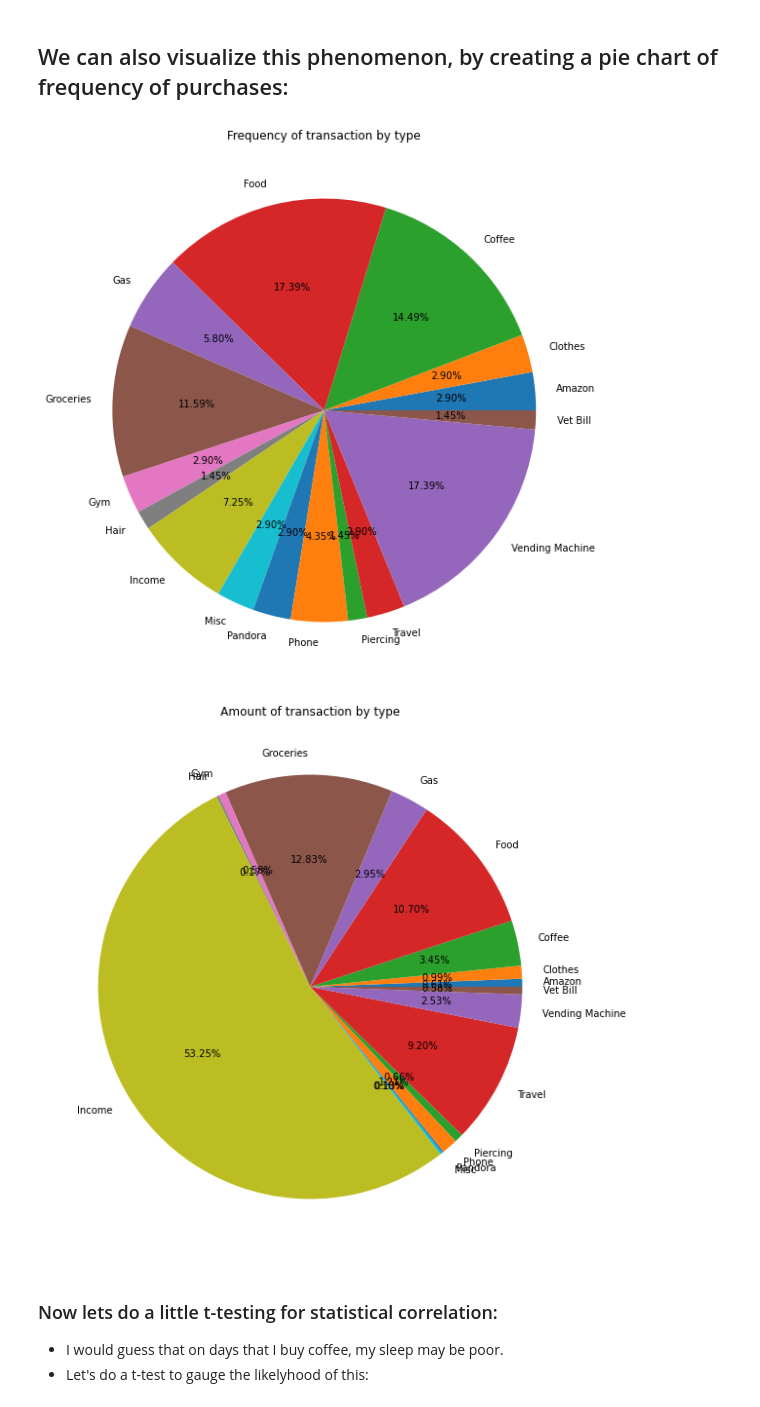
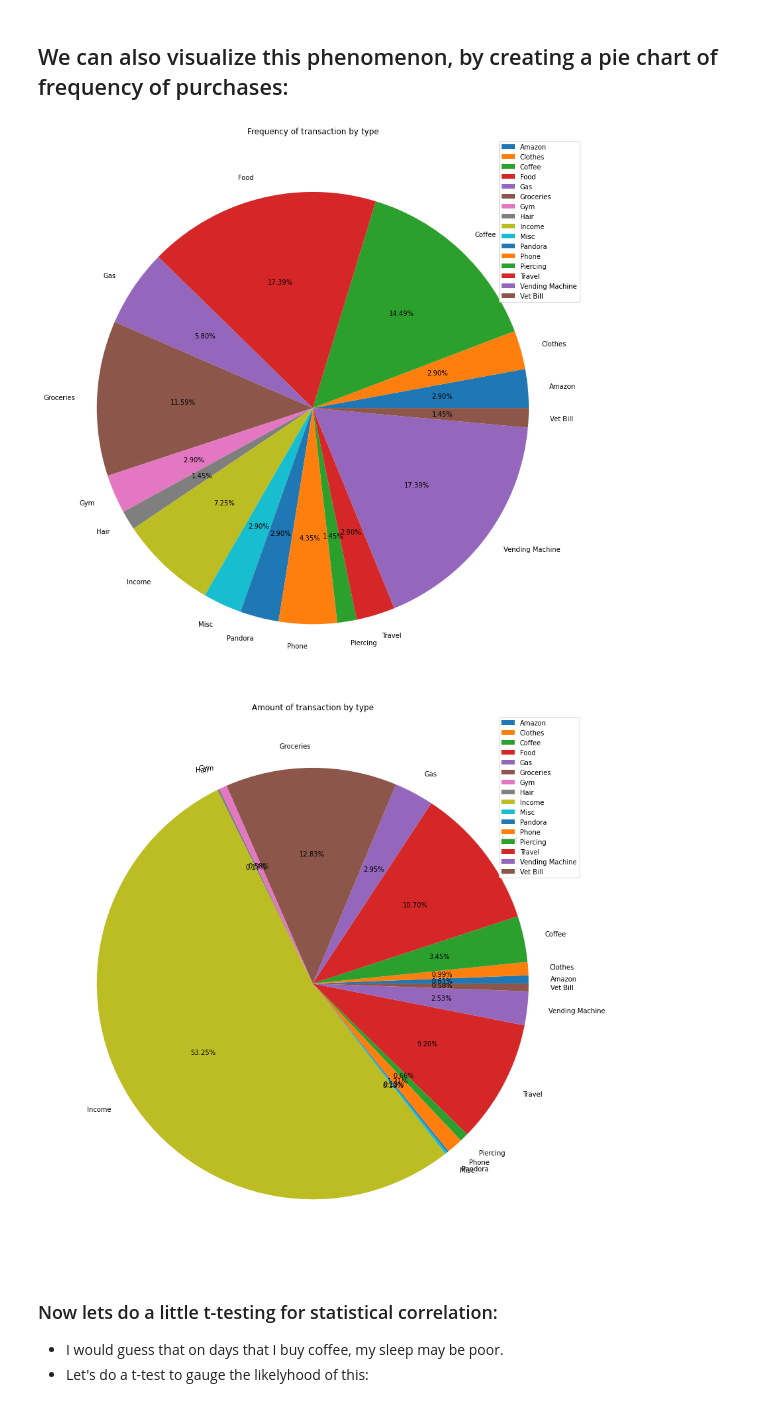
Before and after one commit to rbrodhead/Project-CPSC222, a Jupyter notebook: project copy.ipynb, the cells around one changed output. Saved outputs shown, nothing was run; the diff lists cells and outputs as text; code cells hidden in the pictures.

Commit message:
graphics update

```diff
--- a/project copy.ipynb
+++ b/project copy.ipynb
@@ -102,19 +102,21 @@ grouped_by_category=checking_df.groupby("Category")
 
 [x_ser,y_ser,z_ser,w_ser]=utils.find_frequency_and_amount(grouped_by_category,"Amount")
 
-plt.figure(figsize=(10,10),) # to create a new "current" figure
+plt.figure(figsize=(15,15),) # to create a new "current" figure
 plt.pie(y_ser, labels=x_ser, autopct="%.2f%%")
 plt.title("Frequency of transaction by type")
+plt.legend()
 plt.show()
 # %% [output]
-[figure, old version]
+[figure, new version]
 # %%
-plt.figure(figsize=(10,10)) # to create a new "current" figure
+plt.figure(figsize=(15,15)) # to create a new "current" figure
 plt.pie(z_ser, labels=x_ser, autopct="%.2f%%")
 plt.title("Amount of transaction by type")
+plt.legend()
 plt.show()
 # %% [output]
-[figure, old version]
+[figure, new version]
 # %% [markdown]
 ### Now lets do a little t-testing for statistical correlation:
 * I would guess that on days that I buy coffee, my sleep may be poor.
```
